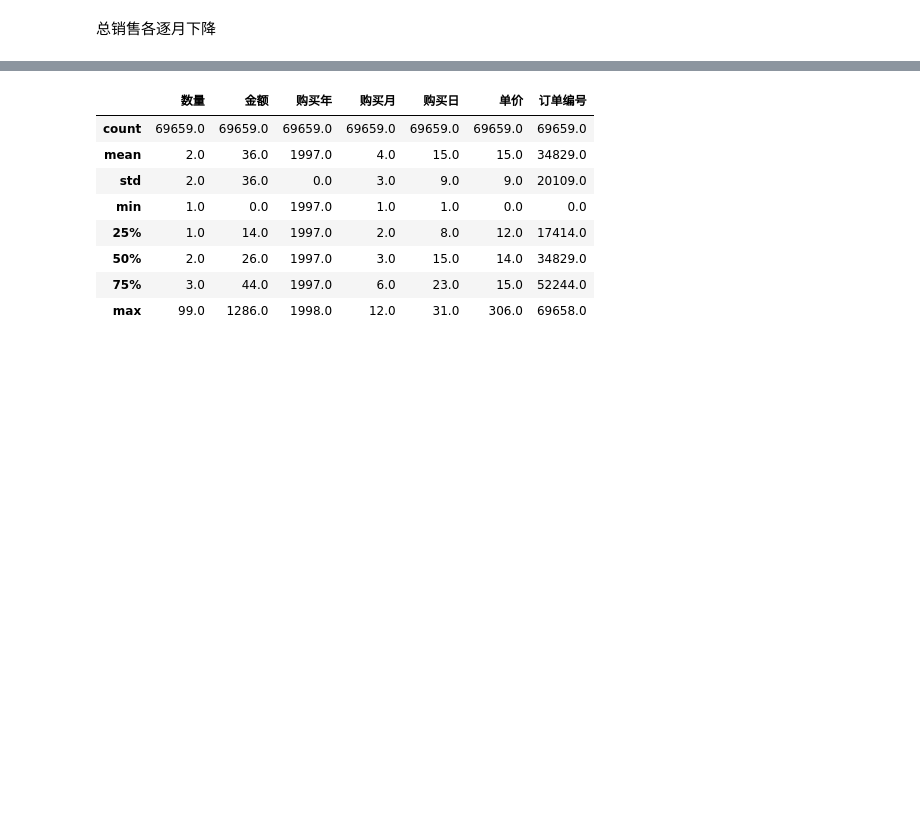
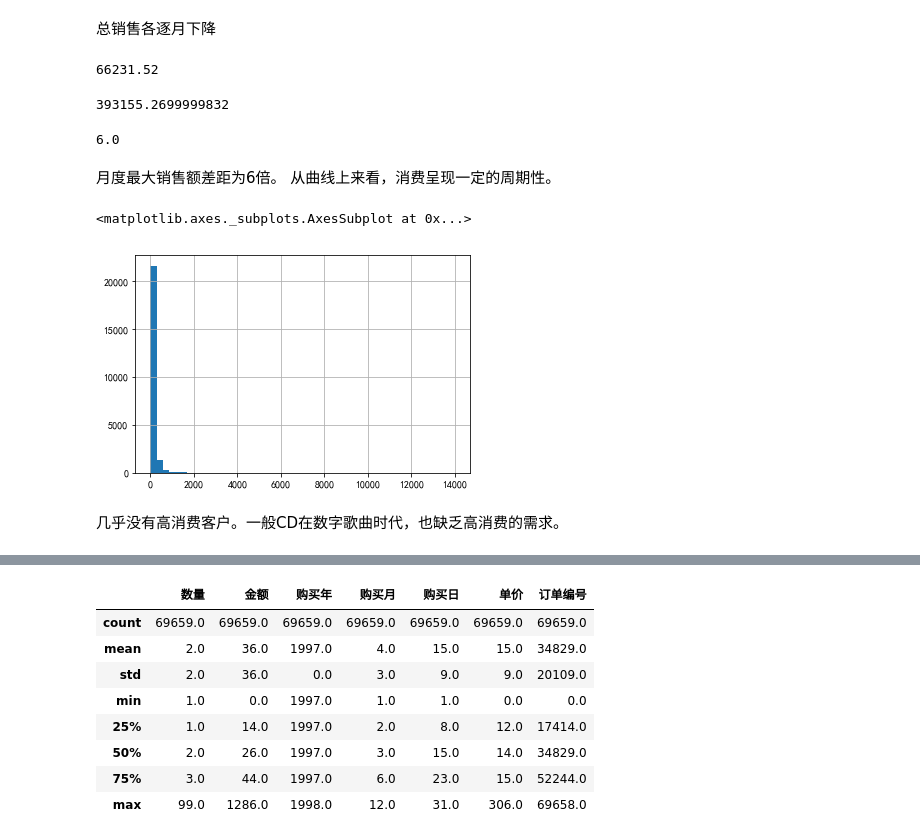
Before and after one commit to AriaSulG/test, a Jupyter notebook: 大作业/CDnow.ipynb, the cells around one changed output, grey strips where cells are left out. Drawn from its saved outputs; the diff is of its cells as text; code cells hidden in the pictures; blank space fills up the shorter version.

```diff
--- a/大作业/CDnow.ipynb
+++ b/大作业/CDnow.ipynb
@@ -197,3 +213,25 @@ df.groupby(['购买年','购买月']).金额.sum().plot()
 [figure]
 # %% [markdown]
 总销售各逐月下降
+# %%
+df.groupby(['购买年','购买月']).金额.sum().min()
+# %% [output]
+66231.52
+# %%
+df.groupby(['购买年','购买月']).金额.sum().max()
+# %% [output]
+393155.2699999832
+# %%
+round(df.groupby(['购买年','购买月']).金额.sum().max()/df.groupby(['购买年','购买月']).金额.sum().min())
+# %% [output]
+6.0
+# %% [markdown]
+月度最大销售额差距为6倍。 从曲线上来看，消费呈现一定的周期性。
+# %%
+#通过客户消费总额来评价客户价值
+df.groupby('客户编码').金额.sum().hist(bins = 50)
+# %% [output]
+<matplotlib.axes._subplots.AxesSubplot at 0x...>
+[figure, added]
+# %% [markdown]
+几乎没有高消费客户。一般CD在数字歌曲时代，也缺乏高消费的需求。
```
Also changed, not shown: parts of 13 cells of this notebook.
